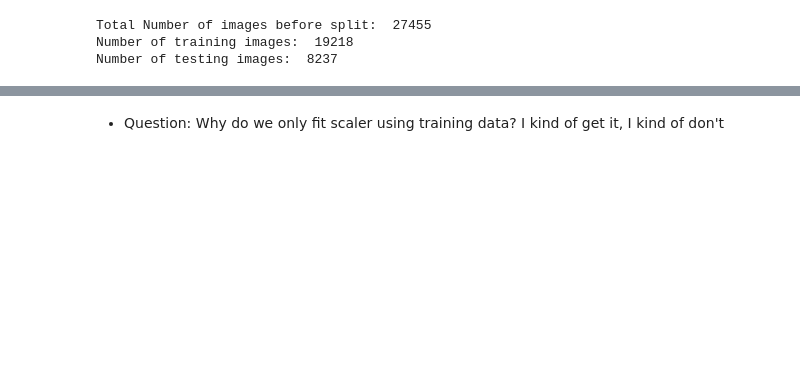
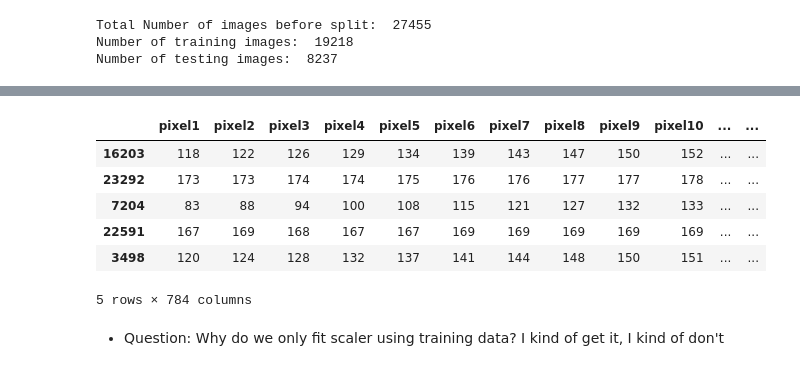
Before and after one commit to skirui-source/mle8-capstone, a Jupyter notebook: nb/asl_classifier_cnn.ipynb, the cells around one changed output, grey strips where cells are left out. Drawn from its saved outputs; the diff is of its cells as text; code cells hidden in the pictures; blank space fills up the shorter version.

```diff
--- a/nb/asl_classifier_cnn.ipynb
+++ b/nb/asl_classifier_cnn.ipynb
@@ -147,3 +161,13 @@ Number of testing images:  8237
+# %%
+df_Xtest_orig.head()
+# %% [output]
+|  | pixel1 | pixel2 | pixel3 | pixel4 | pixel5 | pixel6 | pixel7 | pixel8 | pixel9 | pixel10 | ... | ... |
+| 16203 | 118 | 122 | 126 | 129 | 134 | 139 | 143 | 147 | 150 | 152 | ... | ... |
+| 23292 | 173 | 173 | 174 | 174 | 175 | 176 | 176 | 177 | 177 | 178 | ... | ... |
+| 7204 | 83 | 88 | 94 | 100 | 108 | 115 | 121 | 127 | 132 | 133 | ... | ... |
+| 22591 | 167 | 169 | 168 | 167 | 167 | 169 | 169 | 169 | 169 | 169 | ... | ... |
+| 3498 | 120 | 124 | 128 | 132 | 137 | 141 | 144 | 148 | 150 | 151 | ... | ... |
+5 rows × 784 columns
 # %% [markdown]
 - Question: Why do we only fit scaler using training data? I kind of get it, I kind of don't
 # %%
```
Also changed, not shown: parts of 7 cells of this notebook.
